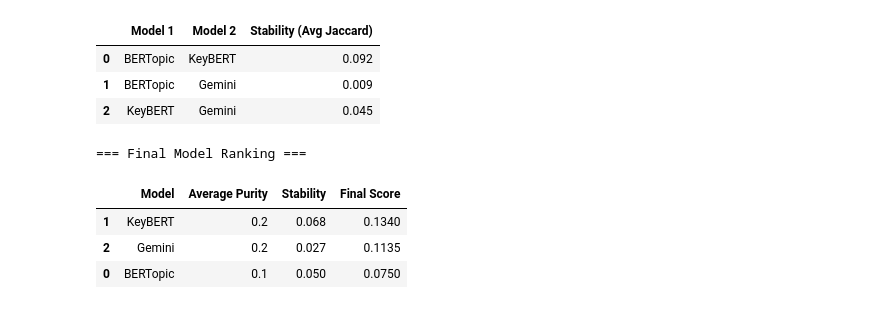
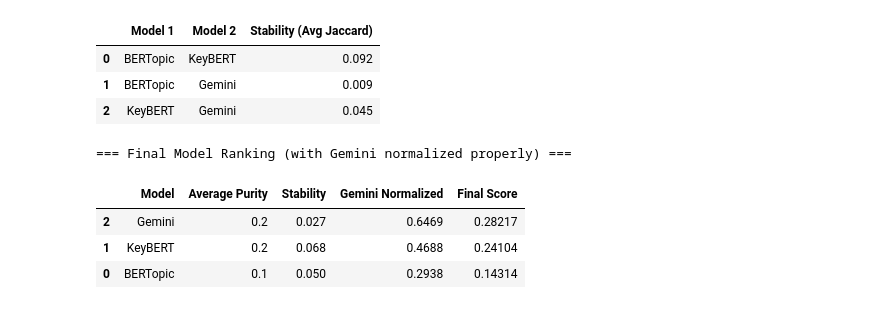
Before and after one commit to yoav0gal/SM-insights, a Jupyter notebook: Notebooks/Labeling/Label.ipynb, the cells around one changed output. Saved outputs shown, nothing was run; the diff lists cells and outputs as text; code cells hidden in the pictures.

Commit message:
add gemini opnion to decide

```diff
--- a/Notebooks/Labeling/Label.ipynb
+++ b/Notebooks/Labeling/Label.ipynb
@@ -368,39 +511,59 @@ display(stability_df)
 | 1 | BERTopic | Gemini | 0.009 |
 | 2 | KeyBERT | Gemini | 0.045 |
 # %%
-def final_model_ranking(purity_df, stability_df):
-    # חישוב ממוצע Stability לכל מודל
+def final_model_ranking(purity_df, stability_df, gemini_explanation_df):
+    # Compute average Stability per model
     stabilities = []
     for model in purity_df["Model"]:
         model_stabilities = []
         for _, row in stability_df.iterrows():
             if row["Model 1"] == model or row["Model 2"] == model:
                 model_stabilities.append(row["Stability (Avg Jaccard)"])
         avg_stability = np.mean(model_stabilities) if model_stabilities else 0
         stabilities.append(round(avg_stability, 3))
 
-    # הוספת העמודה לטבלה
+    # Add Stability column
     purity_df["Stability"] = stabilities
 
-    # --- משקולות (תוכל לשנות בהתאם לצורך) ---
-    w1 = 0.5  # Purity
-    w2 = 0.5  # Stability
+    # Merge with Gemini Scores
+    merged_df = pd.merge(purity_df, gemini_explanation_df, on="Model")
 
-    # חישוב הציון הסופי
-    purity_df["Final Score"] = (
-        w1 * purity_df["Average Purity"] +
-        w2 * purity_df["Stability"]
+    # --- Weights ---
+    w1 = 0.4  # Purity
+    w2 = 0.3  # Stability
+    w3 = 0.3  # Gemini Score
+
+    # Normalize Gemini scores
+    merged_df["Gemini Normalized"] = merged_df["Average Score"] / 100
+
+    # Compute Final Score
+    merged_df["Final Score"] = (
+        w1 * merged_df["Average Purity"] +
+        w2 * merged_df["Stability"] +
+        w3 * merged_df["Gemini Normalized"]
     )
 
-    return purity_df.sort_values("Final Score", ascending=False)
+    # --- Remove Average Score ---
+    merged_df = merged_df.drop(columns=["Average Score"])
+
+    # --- Reorder Columns ---
+    columns_order = ["Model", "Average Purity", "Stability", "Gemini Normalized", "Final Score"]
+    merged_df = merged_df[columns_order]
+
+    # --- Display ---
+    merged_df = merged_df.sort_values("Final Score", ascending=False)
+    print("=== Final Model Ranking (with Gemini normalized properly) ===")
+    display(merged_df)
+
+    return merged_df
+
+
 
 # --- הרצה ---
-ranking_df = final_model_ranking(purity_df, stability_df)
-print("=== Final Model Ranking ===")
-display(ranking_df)
+ranking_df = final_model_ranking(purity_df, stability_df, explanation_df)
 # %% [output]
-=== Final Model Ranking ===
+=== Final Model Ranking (with Gemini normalized properly) ===
-|  | Model | Average Purity | Stability | Final Score |
-| 1 | KeyBERT | 0.2 | 0.068 | 0.1340 |
-| 2 | Gemini | 0.2 | 0.027 | 0.1135 |
-| 0 | BERTopic | 0.1 | 0.050 | 0.0750 |
+|  | Model | Average Purity | Stability | Gemini Normalized | Final Score |
+| 2 | Gemini | 0.2 | 0.027 | 0.6469 | 0.28217 |
+| 1 | KeyBERT | 0.2 | 0.068 | 0.4688 | 0.24104 |
+| 0 | BERTopic | 0.1 | 0.050 | 0.2938 | 0.14314 |
```
Also changed, not shown: parts of 5 cells of this notebook.
